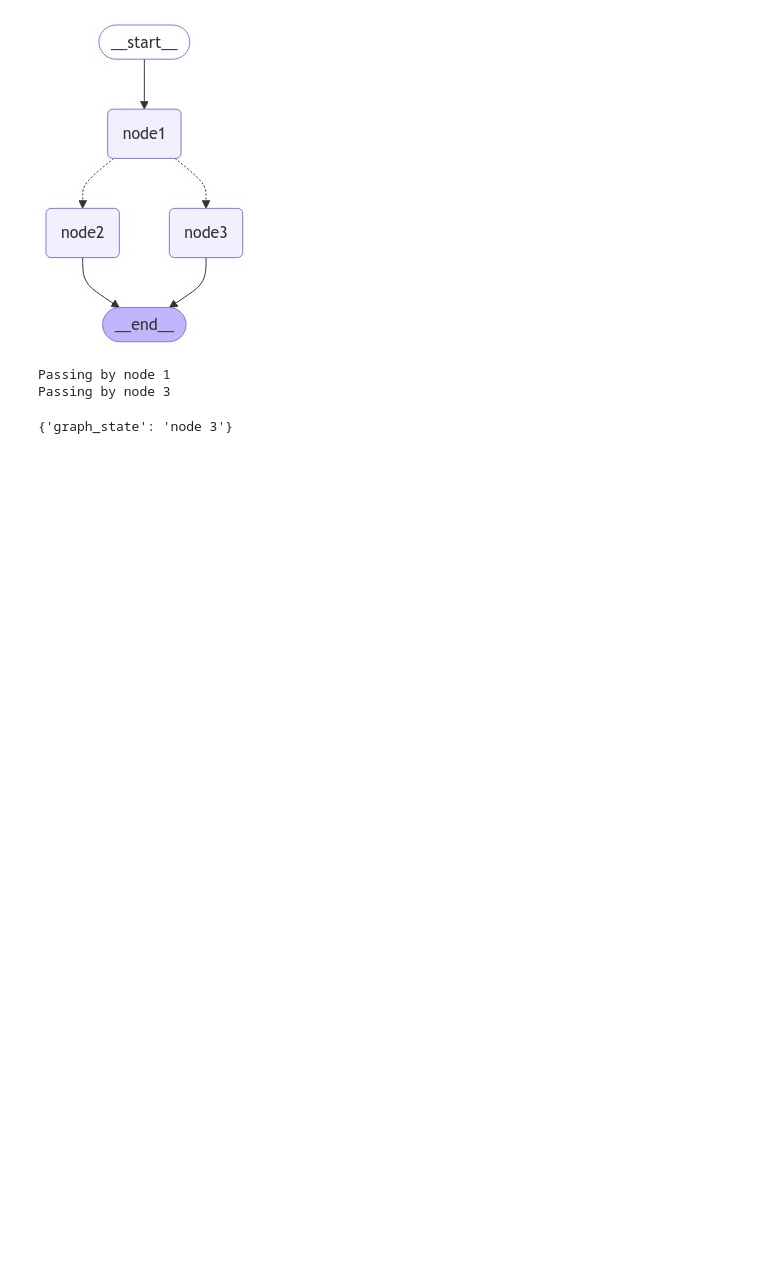
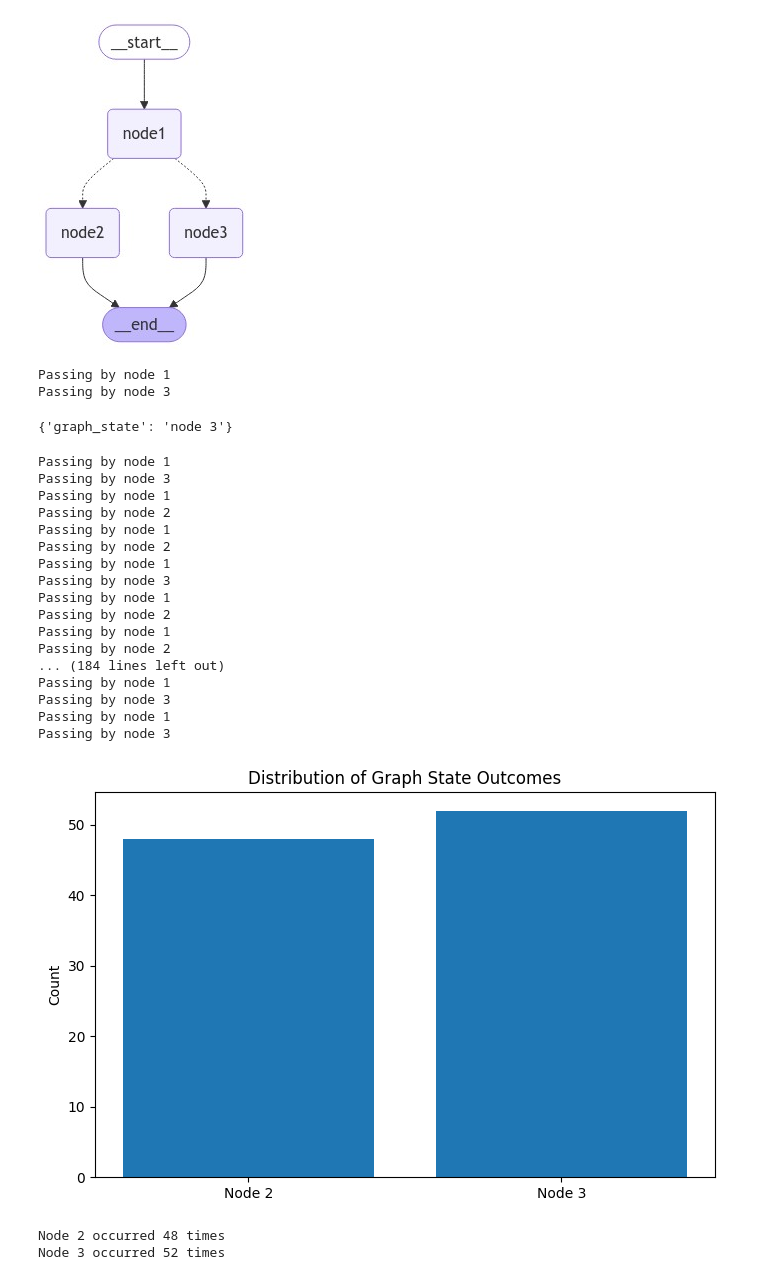
Before and after one commit to hli8nova/oreilly-langgraph, a Jupyter notebook: notebooks/1.0-introduction-to-simple-graphs.ipynb, the cells around one changed output. Cells and saved outputs as stored; diff of their text form; code cells hidden in the pictures; blank space fills up the shorter version.

```diff
--- a/notebooks/1.0-introduction-to-simple-graphs.ipynb
+++ b/notebooks/1.0-introduction-to-simple-graphs.ipynb
@@ -28,13 +28,17 @@ from typing_extensions import TypedDict
 class State(TypedDict):
 
     graph_state: str
+    kg_asked_question: str
+    lv_asked_for_a_review: int
 # %%
 from typing import Literal
 import random
 
 def node1(state):
     print("Passing by node 1")
-    state["graph_state"] = "Lucas loves pancakes"
+    state["graph_state"] = "Lucas giving a presentation"
+    state["kg_asked_question"] = "It was a beautiful question!"
+    state["lv_asked_for_a_review"] = 1
     return state
 # %%
 from langgraph.graph import StateGraph, START, END
@@ -113,0 +123,43 @@ Passing by node 3
+# %%
+# Run multiple times to collect statistics
+results = []
+for _ in range(100):
+    output = graph.invoke({"graph_state": ""})
+    results.append(output["graph_state"])
+
+# Count occurrences
+node2_count = results.count("node 2")
+node3_count = results.count("node 3")
+
+# Create bar chart
+
+
+plt.figure(figsize=(8,5))
+plt.bar(['Node 2', 'Node 3'], [node2_count, node3_count])
+plt.title('Distribution of Graph State Outcomes')
+plt.ylabel('Count')
+plt.show()
+
+print(f"Node 2 occurred {node2_count} times")
+print(f"Node 3 occurred {node3_count} times")
+# %% [output]
+Passing by node 1
+Passing by node 3
+Passing by node 1
+Passing by node 2
+Passing by node 1
+Passing by node 2
+Passing by node 1
+Passing by node 3
+Passing by node 1
+Passing by node 2
+Passing by node 1
+Passing by node 2
+... (184 lines left out)
+Passing by node 1
+Passing by node 3
+Passing by node 1
+Passing by node 3
+[figure, added]
+Node 2 occurred 48 times
+Node 3 occurred 52 times
```
Also changed, not shown: parts of 3 cells of this notebook, 3 other files.
